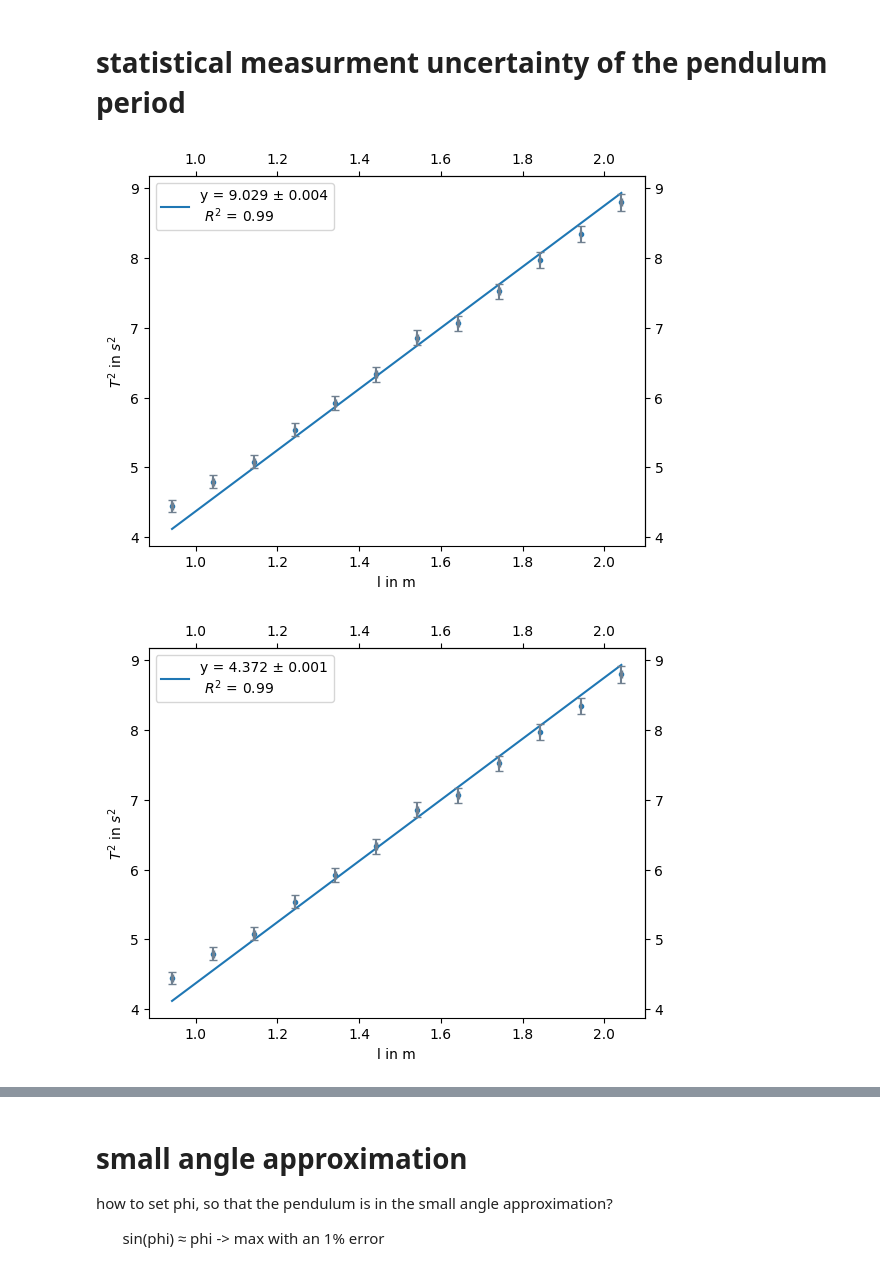
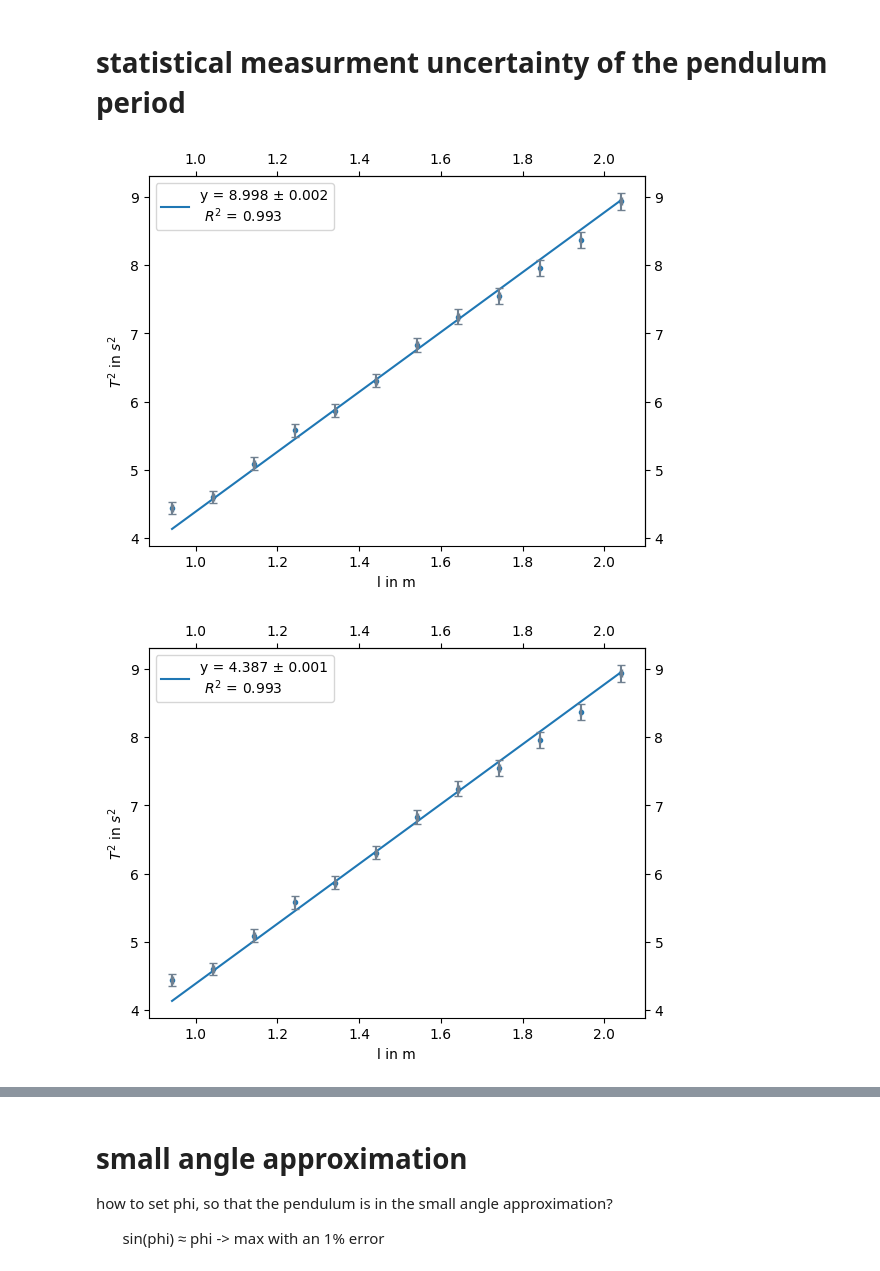
Before and after one commit to huyenanh-nguyen/MB14_Classical_mechanics, a Jupyter notebook: Pendulum/F3_Pendulum.ipynb, the cells around one changed output, grey strips where cells are left out. Saved outputs shown, nothing was run; the diff lists cells and outputs as text; code cells hidden in the pictures.

Commit message:
export to excel

```diff
--- a/Pendulum/F3_Pendulum.ipynb
+++ b/Pendulum/F3_Pendulum.ipynb
@@ -12,11 +12,16 @@ from scipy.optimize import curve_fit
 from MathKit.statsengine import Statistics
 from pendulum import Pendulum
 # %%
-excel = PurePath(str(Path.cwd()) + "/" + ("F3_Fadenpendel.xlsx"))
+excel = PurePath(str(Path.cwd()) + "/" + ("F3_Fadenpendel_oscar.xlsx"))
+excelanh = PurePath(str(Path.cwd()) + "/" + ("F3_Fadenpendel.xlsx"))
 oma = Pendulum(excel)
+mao = Pendulum(excelanh)
 
 oma.plot_slope(0.001, 0.0012, 0.01, 0.1)
 oma.plot_through_origin(0.001, 0.0012, 0.01, 0.1)
+
+mao.plot_slope(0.001, 0.0012, 0.01, 0.1)
+mao.plot_through_origin(0.001, 0.0012, 0.01, 0.1)
 # %% [output]
-[figure, old version]
+[figure, new version]
-[figure, old version]
+[figure, new version]
```
Also changed, not shown: parts of 1 cell of this notebook, 4 other files.
